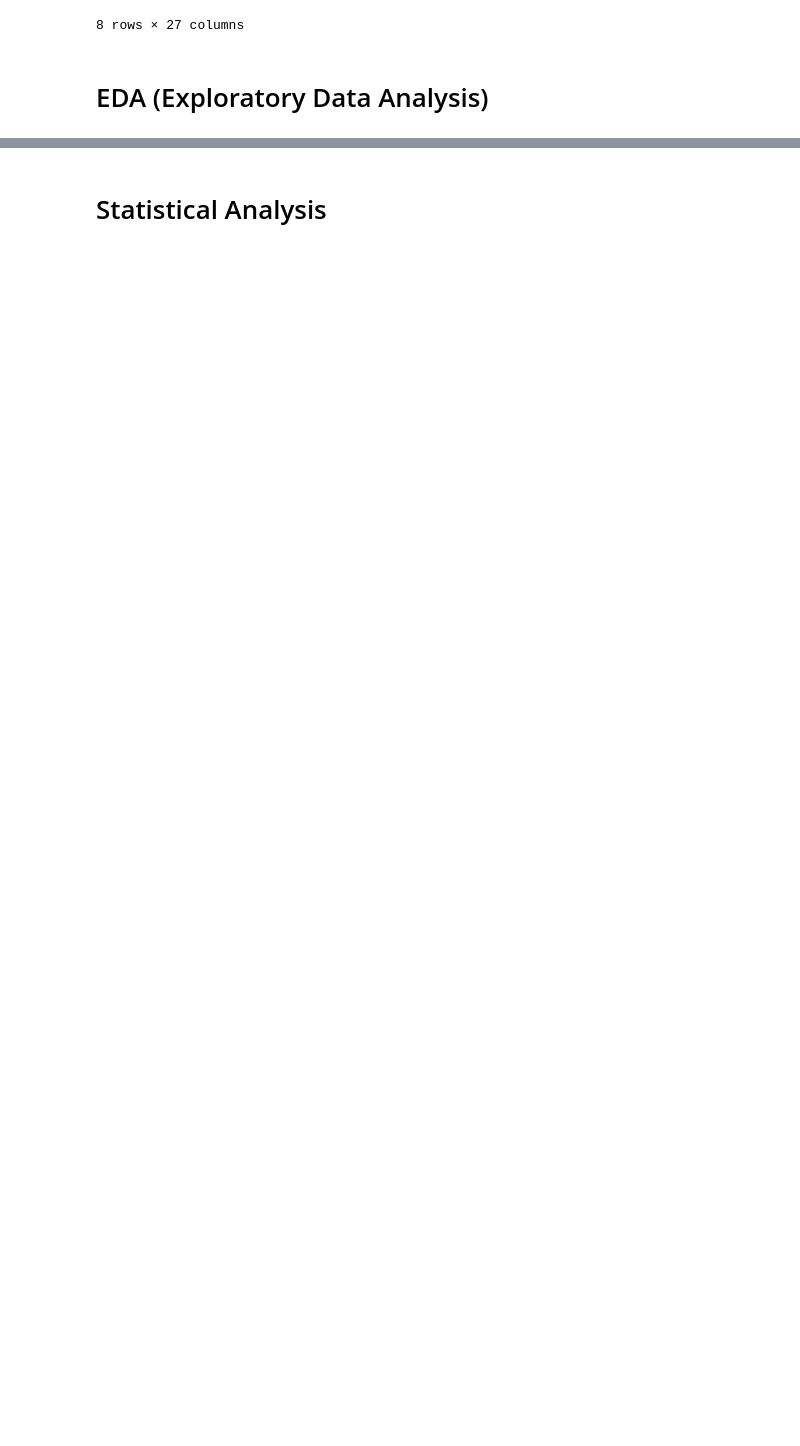
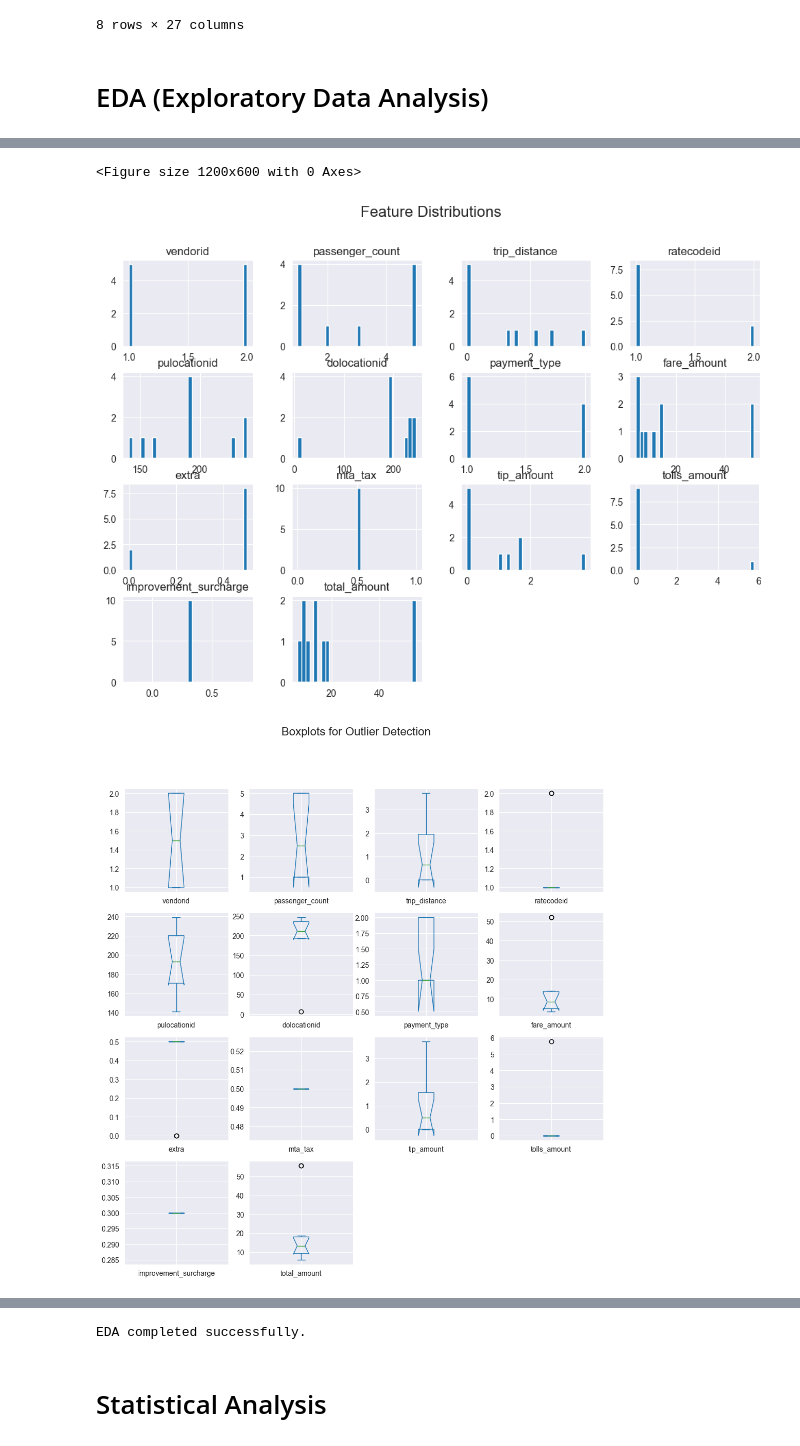
Before and after one commit to LeoSousa155/DataScience, a Jupyter notebook: dev.ipynb, the cells around one changed output, grey strips where cells are left out. Saved outputs shown, nothing was run; the diff lists cells and outputs as text; code cells hidden in the pictures; blank space fills up the shorter version.

```diff
--- a/dev.ipynb
+++ b/dev.ipynb
@@ -684,0 +760,7 @@ For example, when doing 'df[col].method(value, inplace=True)', try using 'df.met
+# %%
+#Teste do EDA
+sql_loader = KagglehubSQLiteLoader("dhruvildave/new-york-city-taxi-trips-2019", "\\2019\\2019-01.sqlite")
+df = sql_loader.get_table_dataframe_nrows("tripdata", 10)
+eda = EDA(df)
+eda.run_eda()
+# %% [output]
@@ -684,0 +784,3 @@ For example, when doing 'df[col].method(value, inplace=True)', try using 'df.met
+<Figure size 1200x600 with 0 Axes>
+[figure, added]
+[figure, added]
@@ -685,3 +789,4 @@ For example, when doing 'df[col].method(value, inplace=True)', try using 'df.met
+EDA completed successfully.
 # %%
 #Data Visualization
 class DataFrameDisplayer:
```
Also changed, not shown: parts of 3 cells of this notebook, 1 other file.
